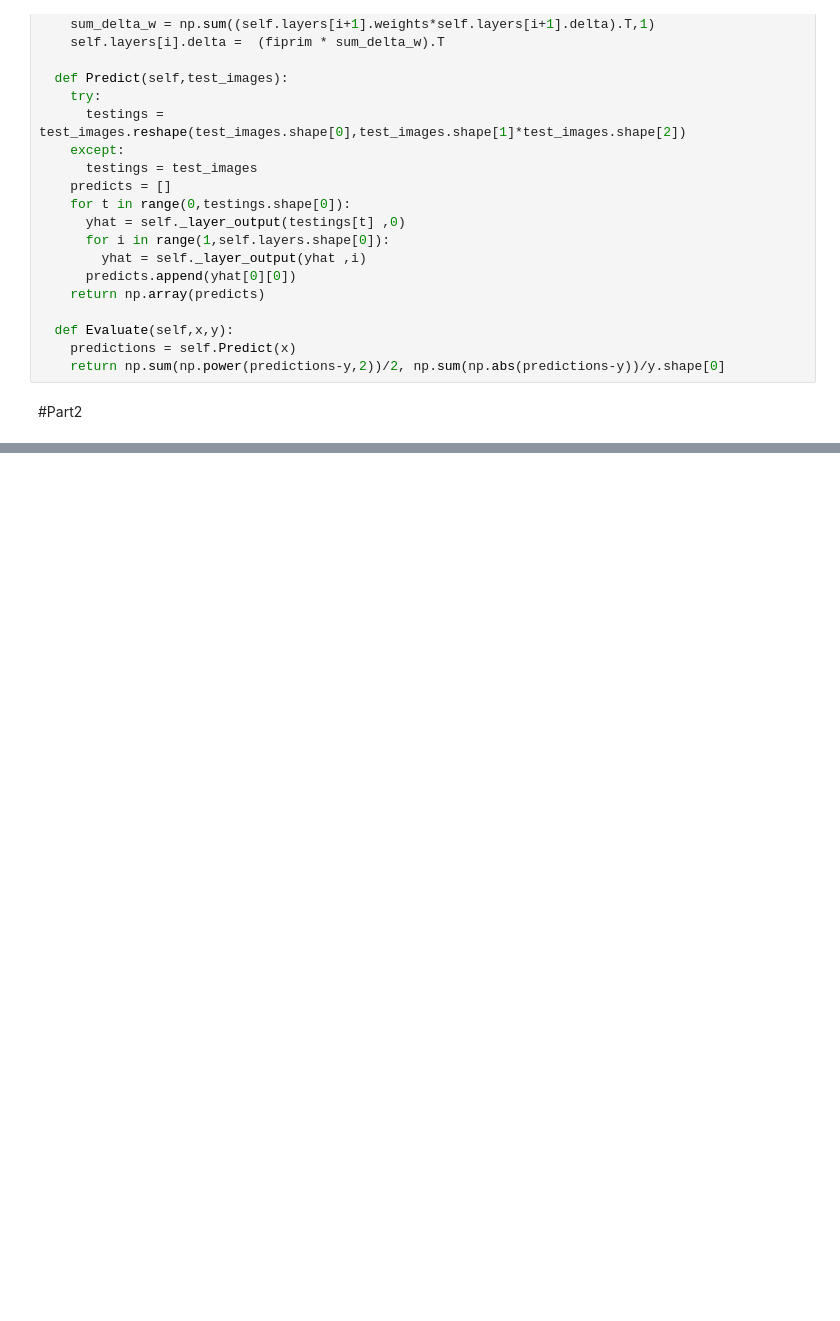
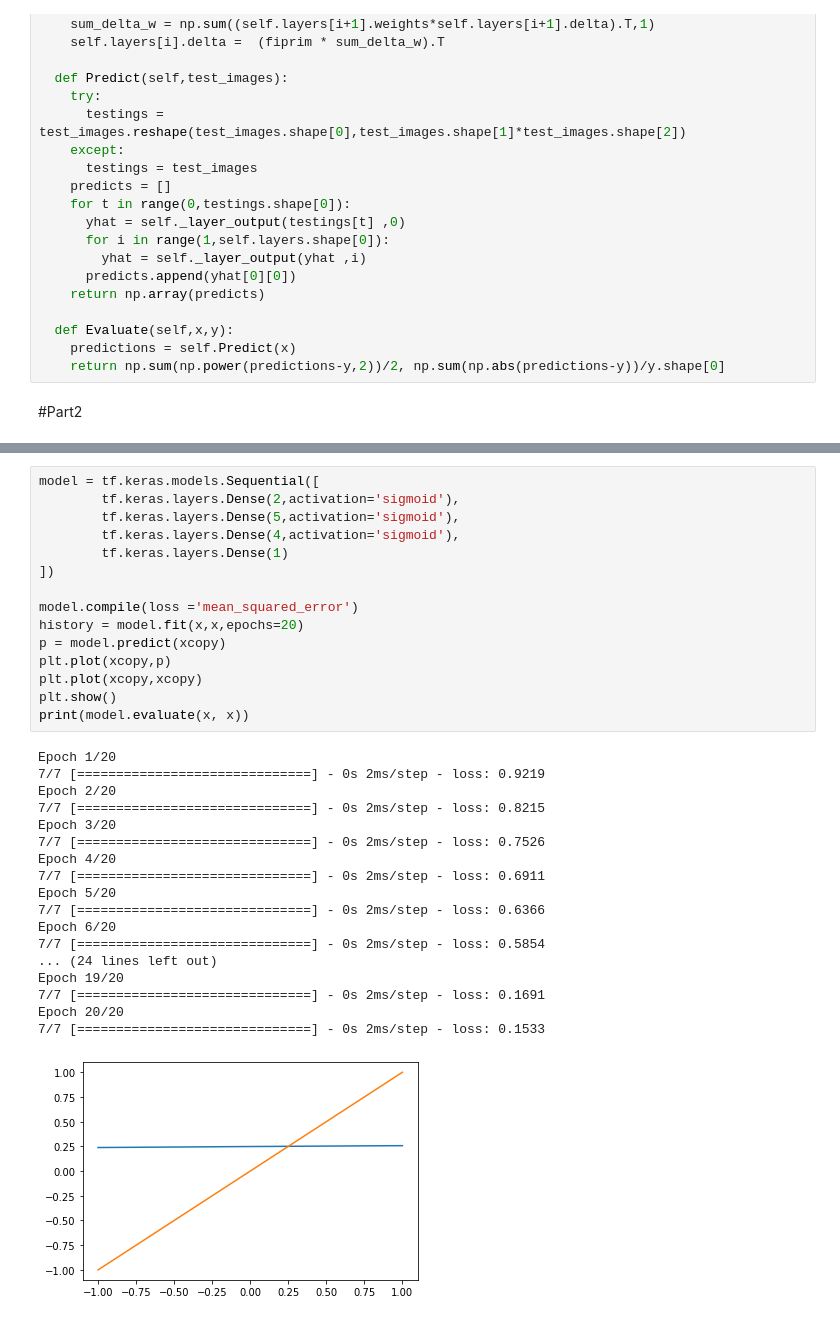
Before and after one commit to mahsaghn/MLP, a Jupyter notebook: mlp123.ipynb, the cells around one changed output, grey strips where cells are left out. Cells and saved outputs as stored; diff of their text form; blank space fills up the shorter version.

```diff
--- a/mlp123.ipynb
+++ b/mlp123.ipynb
@@ -183,0 +191,34 @@ plt.show()
+# %%
+model = tf.keras.models.Sequential([
+        tf.keras.layers.Dense(2,activation='sigmoid'),
+        tf.keras.layers.Dense(5,activation='sigmoid'),
+        tf.keras.layers.Dense(4,activation='sigmoid'),
+        tf.keras.layers.Dense(1)
+])
+
+model.compile(loss ='mean_squared_error')
+history = model.fit(x,x,epochs=20)
+p = model.predict(xcopy)
+plt.plot(xcopy,p)
+plt.plot(xcopy,xcopy)
+plt.show()
+print(model.evaluate(x, x))
+# %% [output]
+Epoch 1/20
+7/7 [==============================] - 0s 2ms/step - loss: 0.9219
+Epoch 2/20
+7/7 [==============================] - 0s 2ms/step - loss: 0.8215
+Epoch 3/20
+7/7 [==============================] - 0s 2ms/step - loss: 0.7526
+Epoch 4/20
+7/7 [==============================] - 0s 2ms/step - loss: 0.6911
+Epoch 5/20
+7/7 [==============================] - 0s 2ms/step - loss: 0.6366
+Epoch 6/20
+7/7 [==============================] - 0s 2ms/step - loss: 0.5854
+... (24 lines left out)
+Epoch 19/20
+7/7 [==============================] - 0s 2ms/step - loss: 0.1691
+Epoch 20/20
+7/7 [==============================] - 0s 2ms/step - loss: 0.1533
+[figure, added]
```
Also changed, not shown: parts of 5 cells of this notebook.
